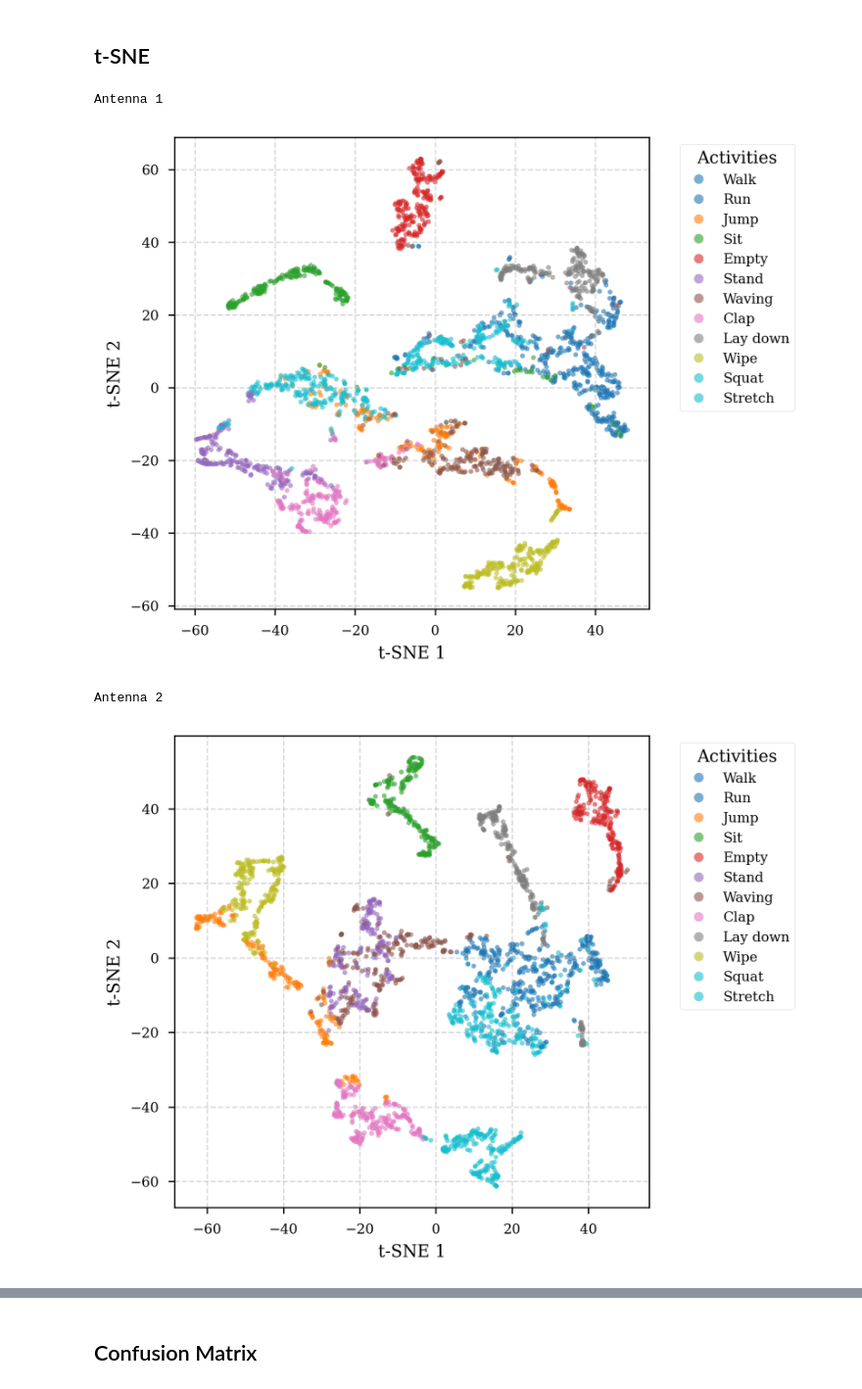
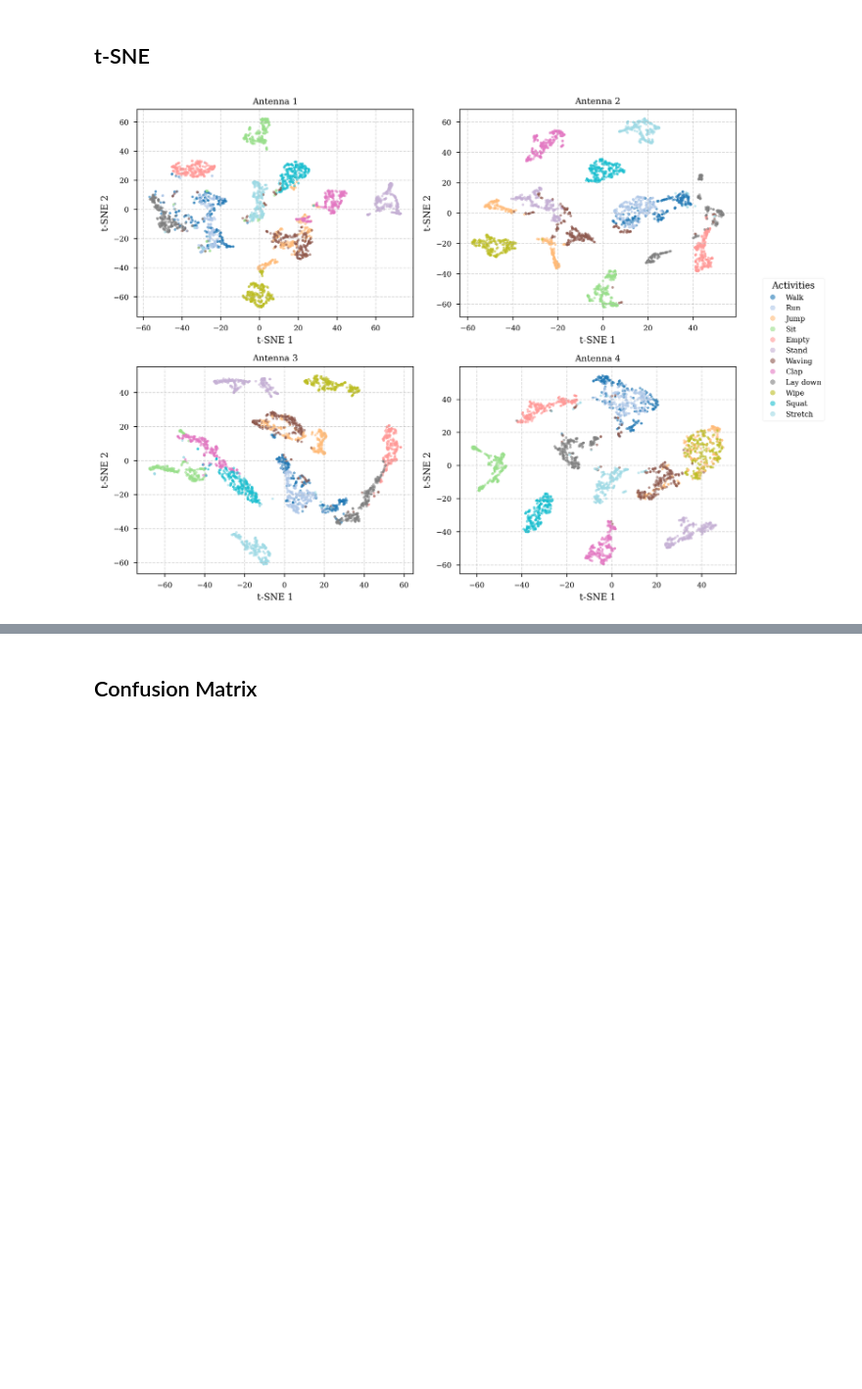
Before and after one commit to LucaCtt/csi-vae, a Jupyter notebook: notebooks/plot_model.ipynb, the cells around one changed output, grey strips where cells are left out. Shown at 98% size. Drawn from its saved outputs; the diff is of its cells as text; code cells hidden in the pictures; blank space fills up the shorter version.

Commit message:
feat: Run full experiment

```diff
--- a/notebooks/plot_model.ipynb
+++ b/notebooks/plot_model.ipynb
@@ -41,0 +47,6 @@ ACTIVITIES = [
+# %%
+studies_files = sorted([f.name for f in LAUNCH_DIR.iterdir() if f.is_file() and f.suffix == ".sqlite"])
+studies = [
+    optuna.load_study(study_name=study.split(".")[0], storage=f"sqlite:///{LAUNCH_DIR / study}").trials_dataframe()
+    for study in studies_files
+]
@@ -47,5 +106,6 @@ full_train_ds, full_val_ds, full_test_ds = dataset.load(
     stride=settings.stride,
 )
 
-gaussians = train_gaussians(settings, full_train_ds, full_val_ds)
-fusion = train_fusion(settings, full_train_ds, full_val_ds, gaussians)
+gaussians = [vae.SingleAntenna(settings.window_size, settings.n_subcarriers, best_model[0], vae.CONV_SPECS[best_trial["params_conv_layers_spec"]]).to(DEVICE) for _ in range(settings.n_antennas)]
+model = fusion.Delayed(gaussians, settings.n_gaussians, settings.n_activities, best_trial["params_n_fusion_layers"], best_trial["params_fusion_dropout"]).to(DEVICE)
+model.load_state_dict(torch.load(LAUNCH_DIR / "delayed_fusion.pt"))
@@ -53,7 +115,7 @@ fusion = train_fusion(settings, full_train_ds, full_val_ds, gaussians)
 ## t-SNE
 # %%
 full_ds = torch.utils.data.ConcatDataset([full_train_ds, full_val_ds, full_test_ds])
-full_dl = make_dataloader(full_ds, settings.batch_size, shuffle=False, seed=settings.seed)
+full_dl = make_dataloader(full_ds, settings.batch_size, shuffle=False, seed=best_model[2])
 
 all_latents, all_labels = [], []
 
@@ -72,36 +134,49 @@ for antenna_idx, gaussian in enumerate(gaussians):
     all_latents.append(np.concatenate(antenna_latents))
     all_labels.append(np.concatenate(antenna_labels))
 # %%
+fig, axes = plt.subplots(2, 2, figsize=(10, 8))
+axes = axes.ravel()
+
+last_scatter = None
+
 for antenna_idx, (latents, labels) in enumerate(zip(all_latents, all_labels, strict=True)):
     tsne = TSNE(
         n_components=2,
-        random_state=settings.seed,
+        random_state=best_model[2],
         perplexity=30,
     ).fit_transform(latents)
 
-    print(f"Antenna {antenna_idx + 1}")
-
-    plt.figure(figsize=(5, 5))
-    scatter = plt.scatter(
+    ax = axes[antenna_idx]
+    last_scatter = ax.scatter(
         tsne[:, 0],
         tsne[:, 1],
         c=labels,
-        cmap="tab10",
-        label=labels,
+        cmap="tab20",
         alpha=0.6,
         edgecolor="w",
         s=8,
         linewidths=0,
+        vmin=0,
+        vmax=len(ACTIVITIES) - 1,
     )
-    handles, _ = scatter.legend_elements()
-    plt.legend(handles, ACTIVITIES, title="Activities", bbox_to_anchor=(1.05, 1), loc="upper left")
 
-    plt.xlabel("t-SNE 1")
-    plt.ylabel("t-SNE 2")
-    plt.grid(True, linestyle="--", alpha=0.5)
-    plt.show()
+    ax.set_title(f"Antenna {antenna_idx + 1}")
+    ax.set_xlabel("t-SNE 1")
+    ax.set_ylabel("t-SNE 2")
+    ax.grid(True, linestyle="--", alpha=0.5)
+
+handles, _ = last_scatter.legend_elements(prop="colors", num=len(ACTIVITIES)) # pyright: ignore[reportOptionalMemberAccess]
+fig.legend(
+    handles,
+    ACTIVITIES,
+    title="Activities",
+    loc="center left",
+    bbox_to_anchor=(1.02, 0.5),
+    frameon=True,
+)
+
+plt.tight_layout()
+plt.savefig(PLOTS_DIR / "best_tsne_gaussians.pdf", bbox_inches="tight")
+plt.show()
 # %% [output]
-Antenna 1
-[figure, old version]
+[figure, new version]
-Antenna 2
-[figure, removed]
```
Also changed, not shown: parts of 6 cells of this notebook, 16 other files.
